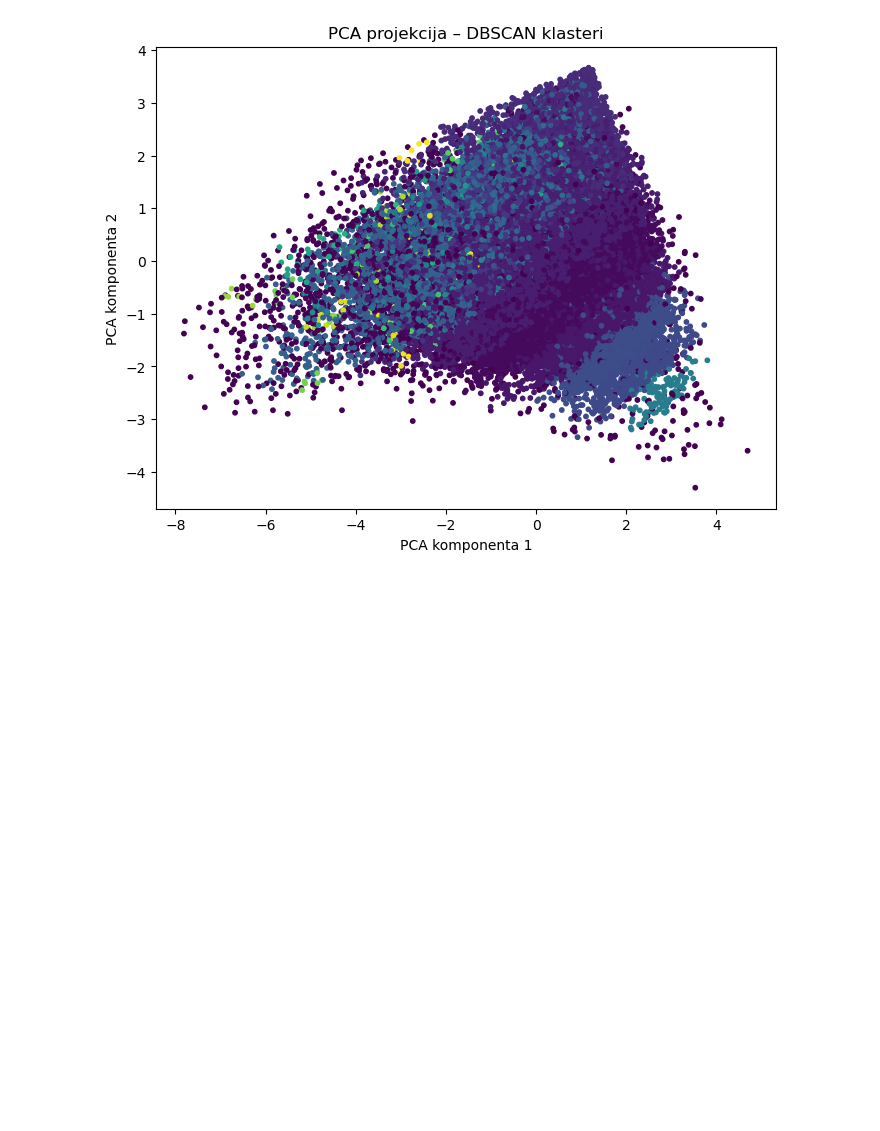
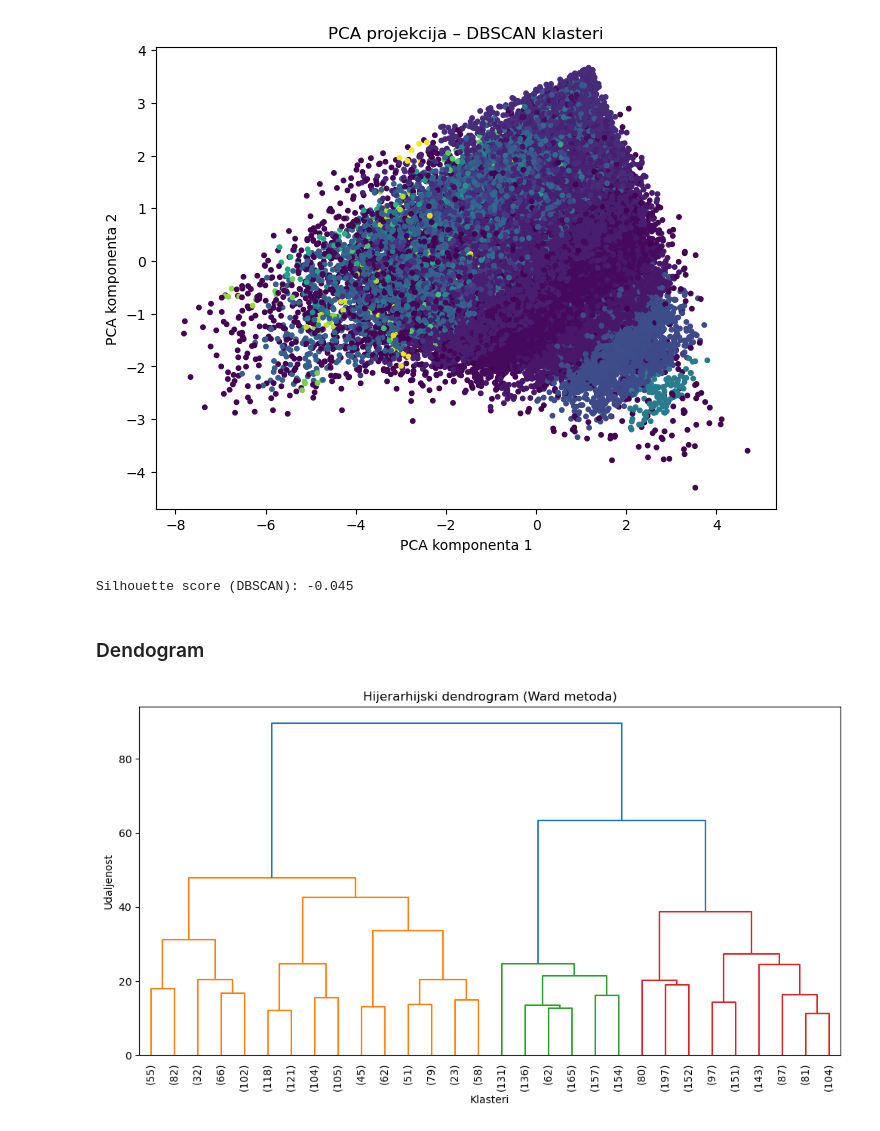
Before and after one commit to nemanjastojanovicc/amazon-sales, a Jupyter notebook: amazon-sales-main.ipynb, the cells around one changed output. Drawn from its saved outputs; the diff is of its cells as text; code cells hidden in the pictures; blank space fills up the shorter version.

```diff
--- a/amazon-sales-main.ipynb
+++ b/amazon-sales-main.ipynb
@@ -476,3 +460,42 @@ plt.title("PCA projekcija – DBSCAN klasteri")
 plt.show()
 # %% [output]
 [figure]
+# %%
+mask = customer_df["cluster_dbscan"] != -1
+
+sil_score_dbscan = silhouette_score(
+    X_scaled[mask],
+    customer_df.loc[mask, "cluster_dbscan"]
+)
+
+print(f"Silhouette score (DBSCAN): {sil_score_dbscan:.3f}")
+# %% [output]
+Silhouette score (DBSCAN): -0.045
+# %% [markdown]
+### Dendogram
+# %%
+sample_size = 3000
+
+X_sample = X_scaled[
+    np.random.choice(X_scaled.shape[0], sample_size, replace=False)
+]
+# %%
+from scipy.cluster.hierarchy import linkage, dendrogram
+
+Z = linkage(X_sample, method="ward")
+
+plt.figure(figsize=(12, 6))
+dendrogram(
+    Z,
+    truncate_mode="lastp",
+    p=30,
+    leaf_rotation=90,
+    leaf_font_size=10
+)
+
+plt.title("Hijerarhijski dendrogram (Ward metoda)")
+plt.xlabel("Klasteri")
+plt.ylabel("Udaljenost")
+plt.show()
+# %% [output]
+[figure, added]
```
Also changed, not shown: parts of 12 cells of this notebook.
